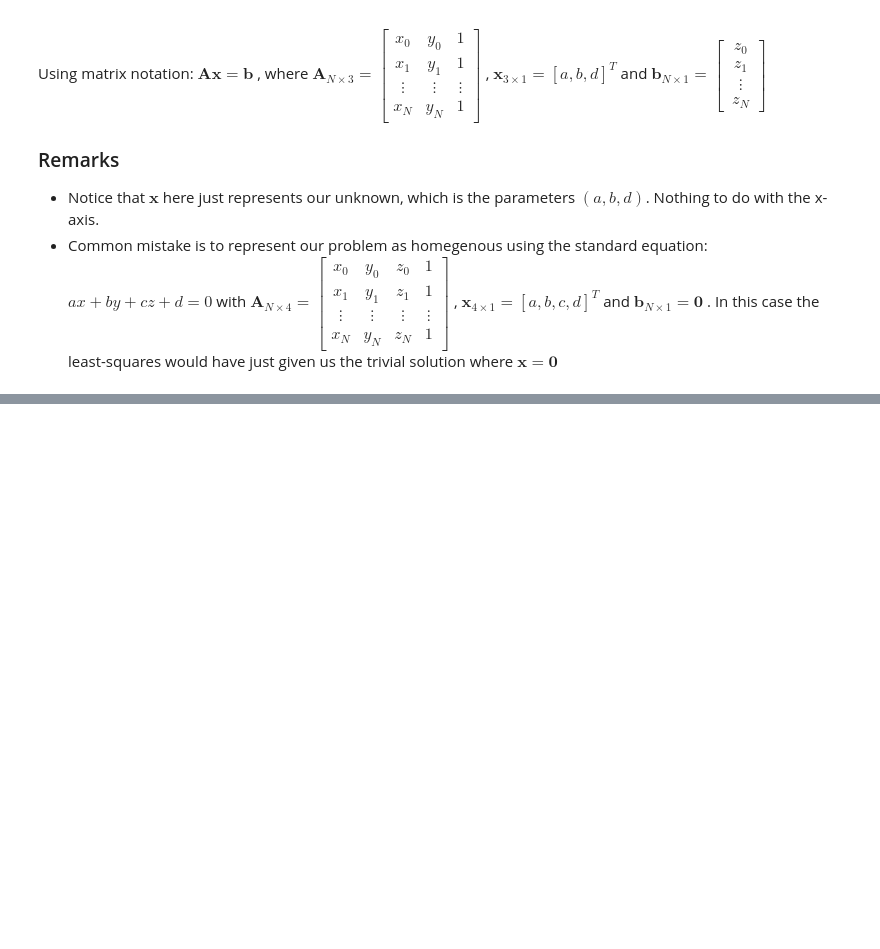
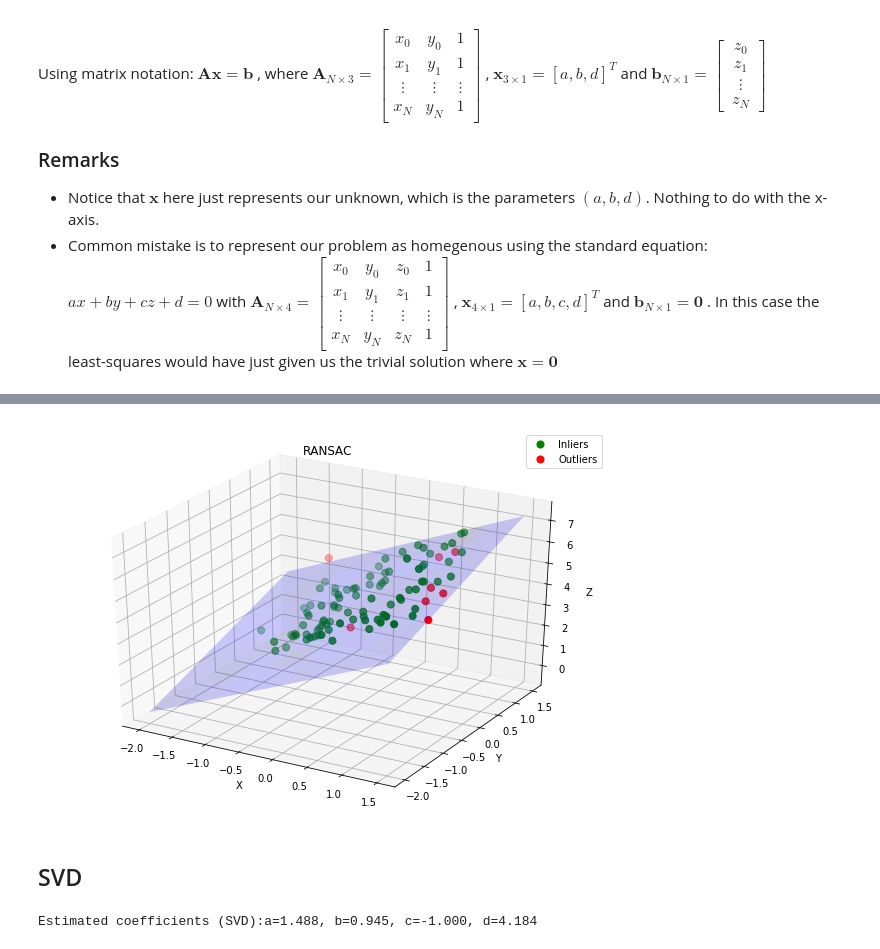
Before and after one commit to eladj/notebooks, a Jupyter notebook: plane_fit.ipynb, the cells around one changed output, grey strips where cells are left out. Saved outputs shown, nothing was run; the diff lists cells and outputs as text; code cells hidden in the pictures; blank space fills up the shorter version.

```diff
--- a/plane_fit.ipynb
+++ b/plane_fit.ipynb
@@ -91,0 +110,43 @@ ax.axis('tight');
+# %%
+fig = plt.figure(figsize=(10, 7))
+ax = fig.add_subplot(1, 1, 1, projection='3d')
+ax.plot_surface(XX, YY, ZZ, rstride=1, cstride=1, alpha=0.2, color='blue')
+ax.scatter(data[inlier_mask, 0], data[inlier_mask, 1], data[inlier_mask, 2], color='green', s=50, label='Inliers')
+ax.scatter(data[outlier_mask, 0], data[outlier_mask, 1], data[outlier_mask, 2], color='red', s=50, label='Outliers')
+ax.set_xlabel('X')
+ax.set_ylabel('Y')
+ax.set_zlabel('Z')
+ax.set_title("RANSAC")
+ax.legend()
+ax.axis('equal')
+ax.axis('tight');
+# %% [output]
+[figure, added]
+# %% [markdown]
+## SVD
+# %%
+# Set up constraint equations of the form  Ax = 0,
+# where x is a column vector of the plane coefficients
+# in the form x[0]*X + x[1]*Y +x[2]*Z = 0.
+centeroid = data.mean(axis=0)
+M = data - centeroid
+[u, s, vh] = np.linalg.svd(M)
+
+# The last column of the V matrix (last row of Vh matrix) indicate the eigenvectors of
+# smallest eigenvalues (singular values).
+v = vh.conj().transpose()
+n = v[:,-1]
+
+# Set c=-1
+n /= -n[2]
+
+# Compute d
+d = -data[0, :].dot(n)
+
+print("Estimated coefficients (SVD):", end="")
+print("a=%.3f, b=%.3f, c=%.3f, d=%.3f" % tuple(n.tolist() + [d]))
+
+# Evaluate on grid
+ZZ = n[0]*XX + n[1]*YY + d
+# %% [output]
+Estimated coefficients (SVD):a=1.488, b=0.945, c=-1.000, d=4.184
```
Also changed, not shown: parts of 6 cells of this notebook, 1 other file.
